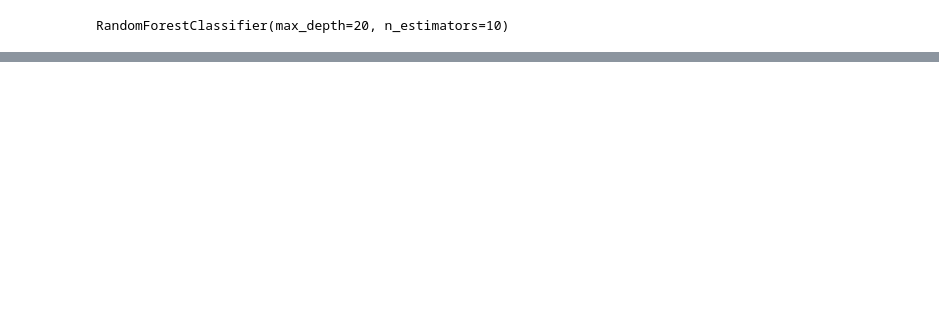
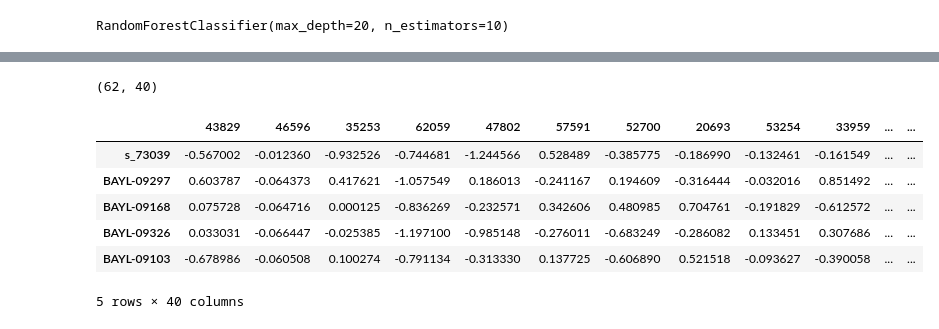
Before and after one commit to lucijamilicic/metabolomics_research, a Jupyter notebook: Metabolomics.ipynb, the cells around one changed output, grey strips where cells are left out. Cells and saved outputs as stored; diff of their text form; code cells hidden in the pictures; blank space fills up the shorter version.

```diff
--- a/Metabolomics.ipynb
+++ b/Metabolomics.ipynb
@@ -621,0 +695,5 @@ array([[39,  4],
+# %%
+X_train, X_test, y_train, y_test = train_test_split(df, target, stratify=target, test_size=0.2, random_state=7)
+# %%
+params = [30 , 40, 50, 60, 70, 80, 90, 100, 130, 150]
+solutions = GridSearch(X_train, y_train, params, [5, 10, 20, 30], [5, 10, 20])
@@ -621,0 +741,17 @@ array([[39,  4],
+# %%
+X_train = X_train[solutions[5]['classifier_10_20_40']['features']]
+X_test = X_test[solutions[5]['classifier_10_20_40']['features']]
+# %%
+X_test.shape
+# %% [output]
+(62, 40)
+# %%
+X_test.head()
+# %% [output]
+|  | 43829 | 46596 | 35253 | 62059 | 47802 | 57591 | 52700 | 20693 | 53254 | 33959 | ... | ... |
+| s_73039 | -0.567002 | -0.012360 | -0.932526 | -0.744681 | -1.244566 | 0.528489 | -0.385775 | -0.186990 | -0.132461 | -0.161549 | ... | ... |
+| BAYL-09297 | 0.603787 | -0.064373 | 0.417621 | -1.057549 | 0.186013 | -0.241167 | 0.194609 | -0.316444 | -0.032016 | 0.851492 | ... | ... |
+| BAYL-09168 | 0.075728 | -0.064716 | 0.000125 | -0.836269 | -0.232571 | 0.342606 | 0.480985 | 0.704761 | -0.191829 | -0.612572 | ... | ... |
+| BAYL-09326 | 0.033031 | -0.066447 | -0.025385 | -1.197100 | -0.985148 | -0.276011 | -0.683249 | -0.286082 | 0.133451 | 0.307686 | ... | ... |
+| BAYL-09103 | -0.678986 | -0.060508 | 0.100274 | -0.791134 | -0.313330 | 0.137725 | -0.606890 | 0.521518 | -0.093627 | -0.390058 | ... | ... |
+5 rows × 40 columns
```
Also changed, not shown: parts of 61 cells of this notebook.
